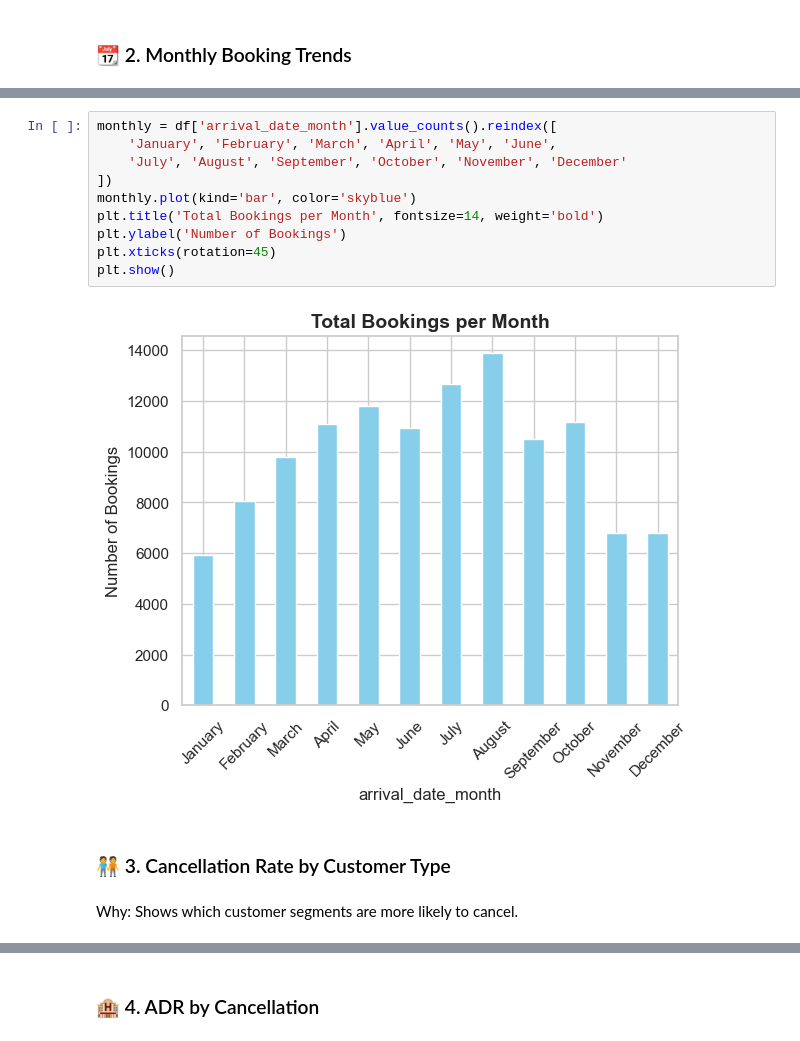
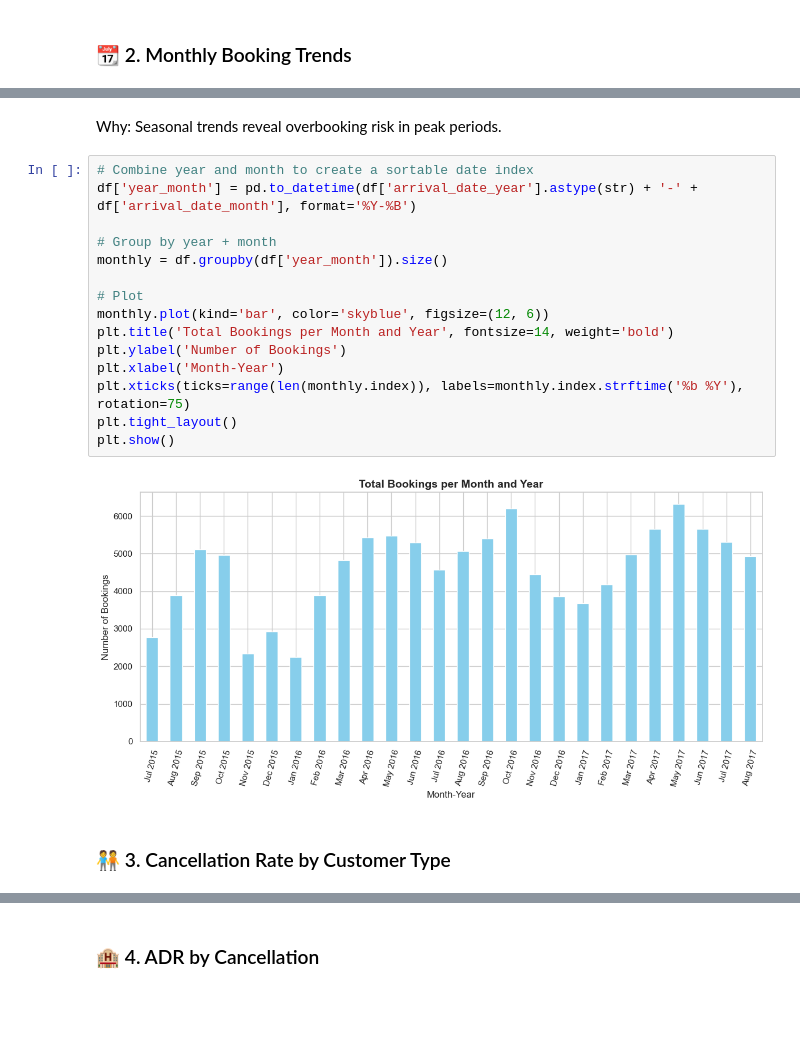
Before and after one commit to CharlesMalonRocha/Capstone-Group-Project, a Jupyter notebook: Overbooking solution.ipynb, the cells around one changed output, grey strips where cells are left out. Cells and saved outputs as stored; diff of their text form; blank space fills up the shorter version.

```diff
--- a/Overbooking solution.ipynb
+++ b/Overbooking solution.ipynb
@@ -170,16 +183,21 @@ Why: Seasonal trends reveal overbooking risk in peak periods.
-# %%
-monthly = df['arrival_date_month'].value_counts().reindex([
-    'January', 'February', 'March', 'April', 'May', 'June',
-    'July', 'August', 'September', 'October', 'November', 'December'
-])
-monthly.plot(kind='bar', color='skyblue')
-plt.title('Total Bookings per Month', fontsize=14, weight='bold')
-plt.ylabel('Number of Bookings')
-plt.xticks(rotation=45)
-plt.show()
-# %% [output]
-[figure, removed]
+# %% [markdown]
+Why: Seasonal trends reveal overbooking risk in peak periods.
+# %%
+# Combine year and month to create a sortable date index
+df['year_month'] = pd.to_datetime(df['arrival_date_year'].astype(str) + '-' + df['arrival_date_month'], format='%Y-%B')
+
+# Group by year + month
+monthly = df.groupby(df['year_month']).size()
+
+# Plot
+monthly.plot(kind='bar', color='skyblue', figsize=(12, 6))
+plt.title('Total Bookings per Month and Year', fontsize=14, weight='bold')
+plt.ylabel('Number of Bookings')
+plt.xlabel('Month-Year')
+plt.xticks(ticks=range(len(monthly.index)), labels=monthly.index.strftime('%b %Y'), rotation=75)
+plt.tight_layout()
+plt.show()
+# %% [output]
+[figure, added]
 # %% [markdown]
 ### 🧑‍🤝‍🧑 3. Cancellation Rate by Customer Type
-# %% [markdown]
-Why: Shows which customer segments are more likely to cancel.
```
Also changed, not shown: parts of 34 cells of this notebook.
